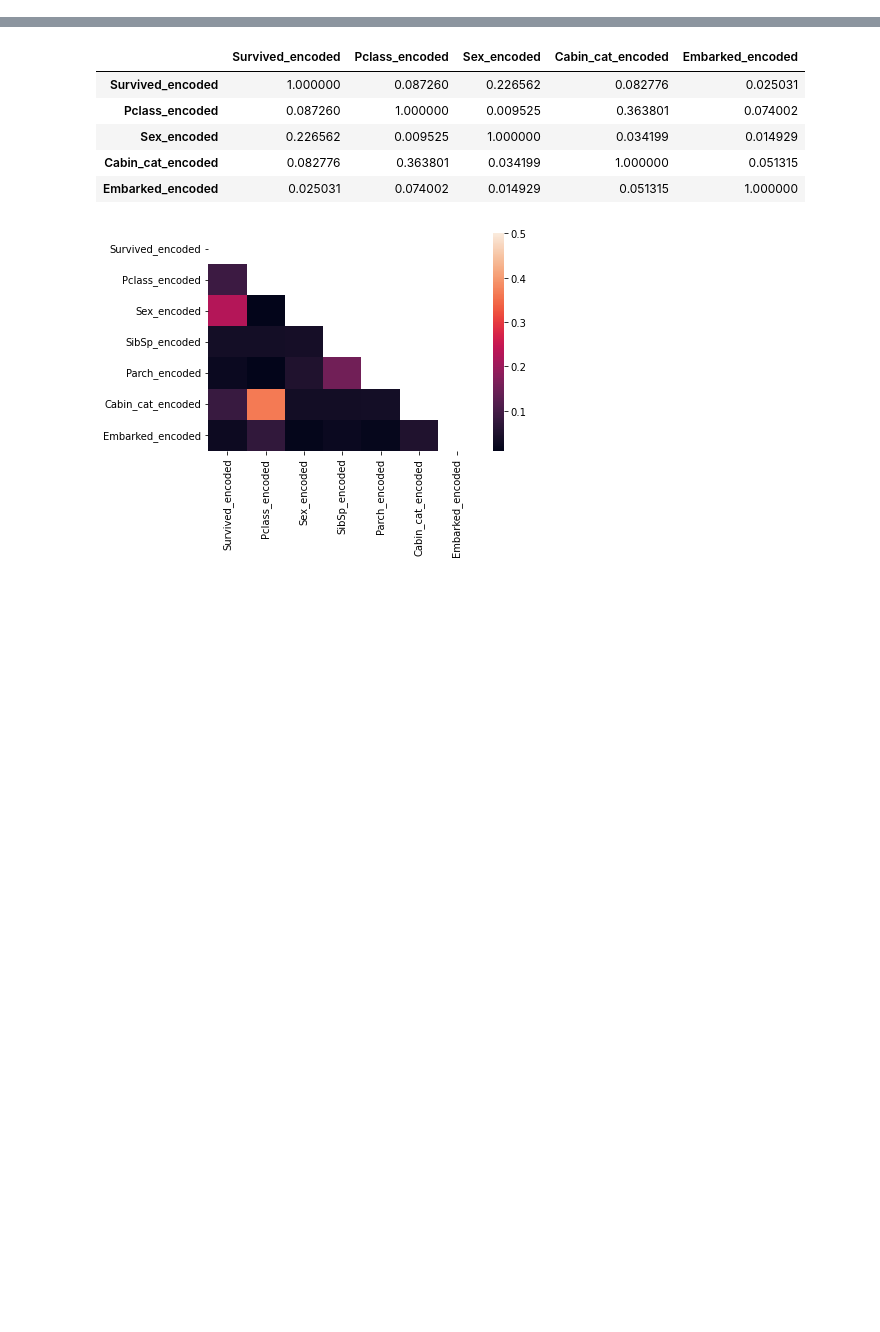
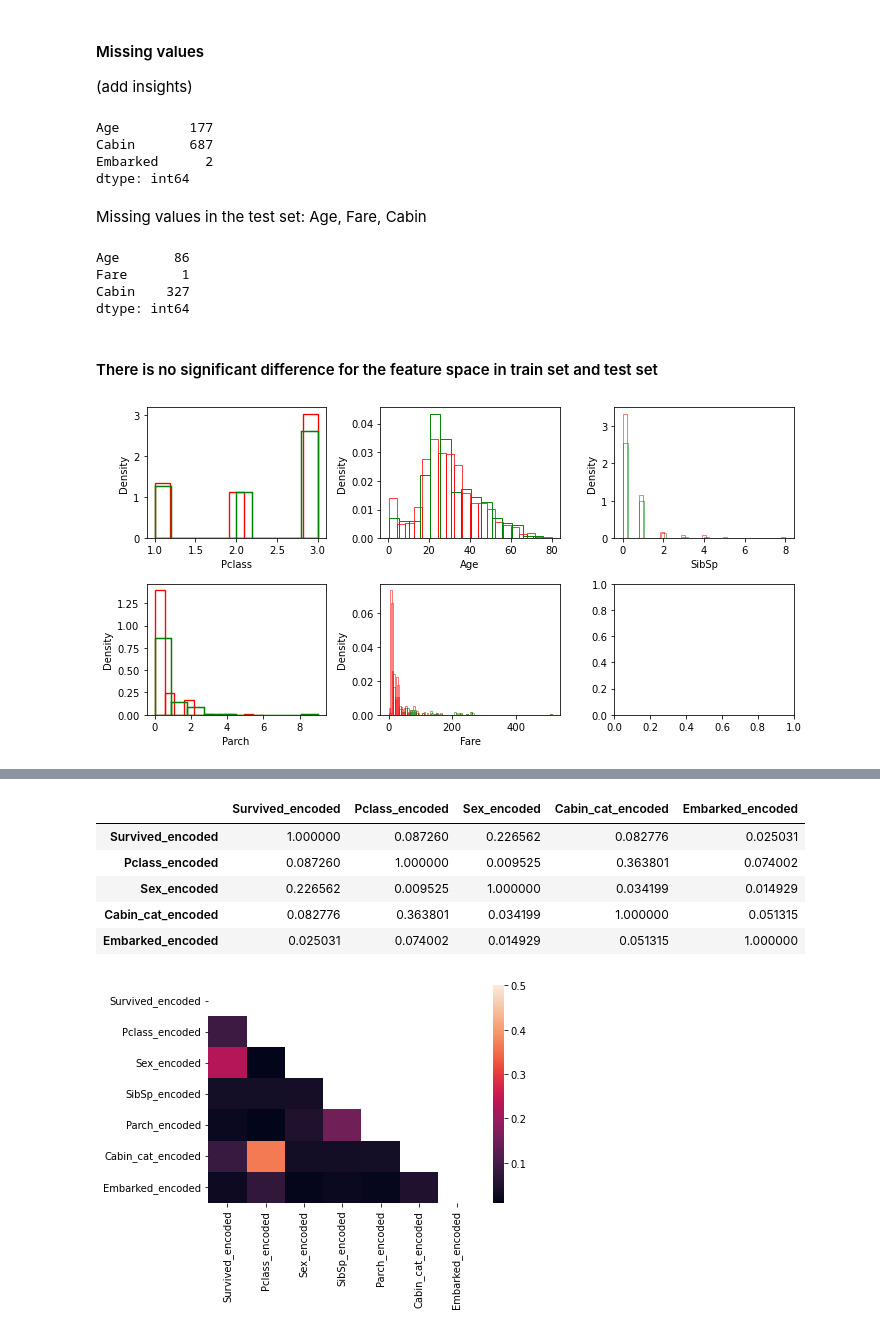
Before and after one commit to JunzhongLin/Kaggle_Contest, a Jupyter notebook: Titanic/titanic_explore.ipynb, the cells around one changed output, grey strips where cells are left out. Drawn from its saved outputs; the diff is of its cells as text; code cells hidden in the pictures; blank space fills up the shorter version.

```diff
--- a/Titanic/titanic_explore.ipynb
+++ b/Titanic/titanic_explore.ipynb
@@ -68,0 +117,35 @@ train_data.sort_values('Fare', ascending=False)
+# %% [markdown]
+#### Missing values
+
+(add insights)
+# %%
+train_count_nan=train_data.isna().sum(axis=0)
+test_count_nan=test_data.isna().sum(axis=0)
+train_count_nan[train_count_nan>0]
+# %% [output]
+Age         177
+Cabin       687
+Embarked      2
+dtype: int64
+# %% [markdown]
+Missing values in the test set: Age, Fare, Cabin
+# %%
+test_count_nan[test_count_nan>0]
+# %% [output]
+Age       86
+Fare       1
+Cabin    327
+dtype: int64
+# %% [markdown]
+#### There is no significant difference for the feature space in train set  and test set
+# %%
+fig, ax = plt.subplots(2, 3, figsize=(10,5))
+num_cols = ['Pclass', 'Age', 'SibSp','Parch', 'Fare']
+for idx, col in enumerate(num_cols):
+    sns.histplot(data=train_data, x=col, color='r', alpha=0.3, stat='density', fill=False,
+                 ax=ax[idx//3, idx%3],  )
+    sns.histplot(data=test_data, x=col, color='g', alpha=0.3, stat='density', fill=False,
+                 ax=ax[idx//3, idx%3])
+fig.tight_layout()
+# %% [output]
+[figure, added]
```
Also changed, not shown: parts of 34 cells of this notebook, 6 other files.
